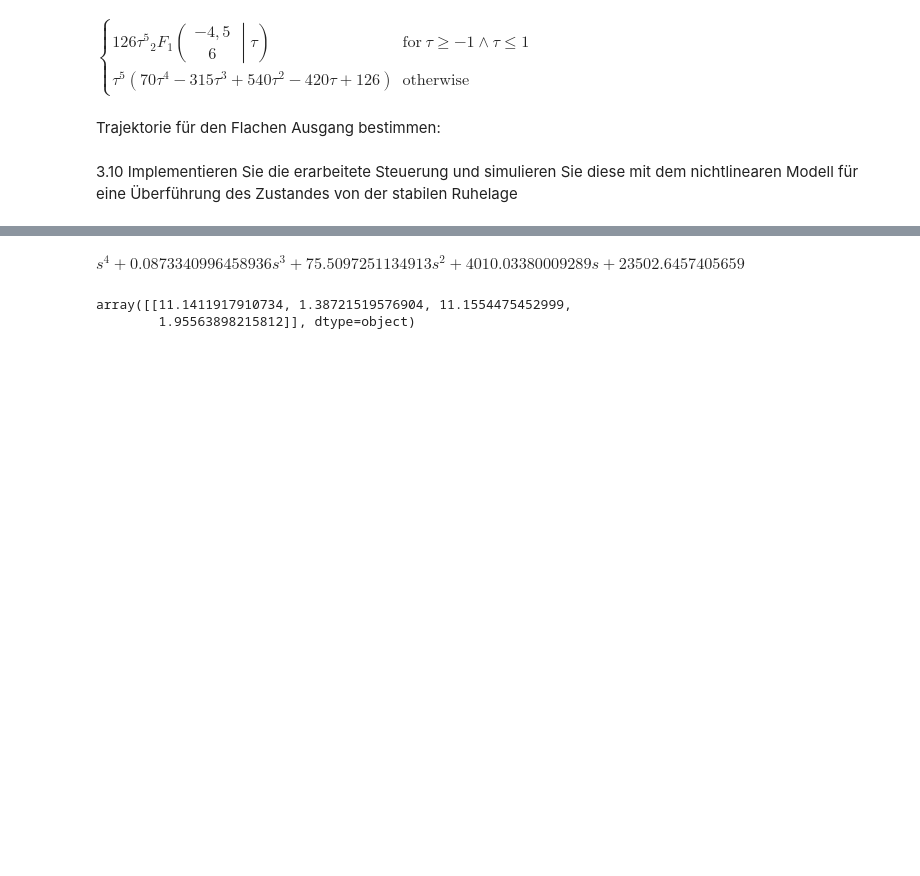
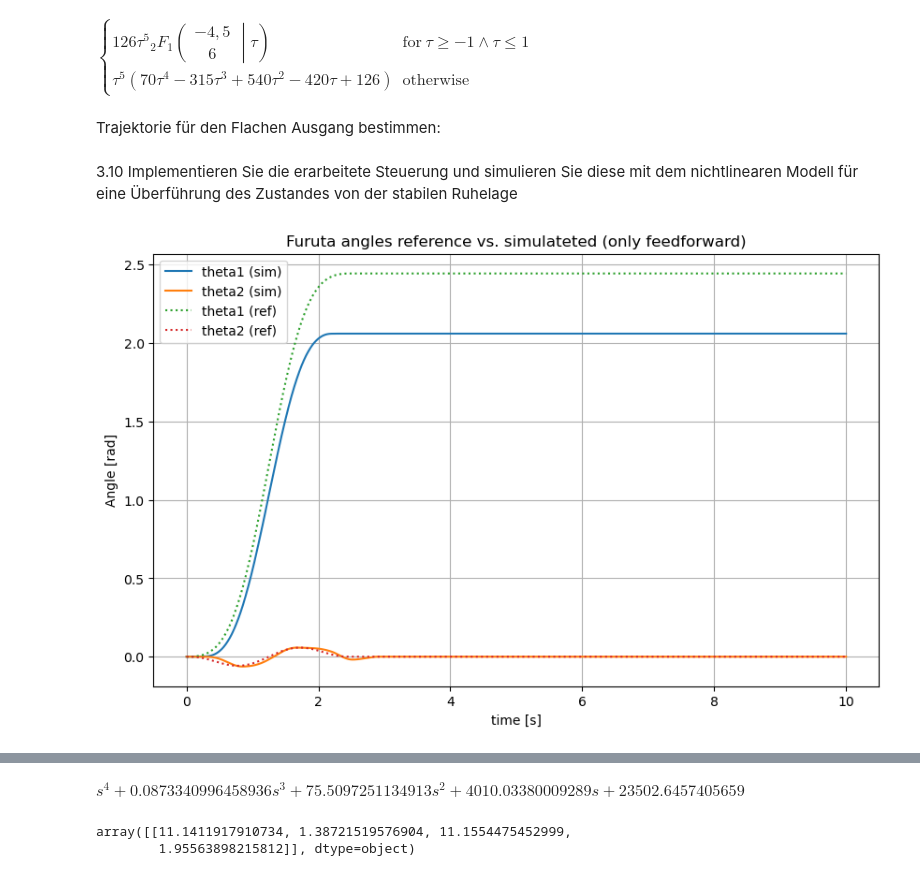
Before and after one commit to Martin-Pu/ACLabor, a Jupyter notebook: simon_test_area/3_9_u_3_10.ipynb, the cells around one changed output, grey strips where cells are left out. Drawn from its saved outputs; the diff is of its cells as text; code cells hidden in the pictures; blank space fills up the shorter version.

```diff
--- a/simon_test_area/3_9_u_3_10.ipynb
+++ b/simon_test_area/3_9_u_3_10.ipynb
@@ -119,4 +119,64 @@ Trajektorie für den Flachen Ausgang bestimmen:
 # %% [markdown]
 3.10 Implementieren Sie die erarbeitete Steuerung und simulieren Sie diese mit dem
 nichtlinearen Modell für eine Überführung des Zustandes von der stabilen Ruhelage
+# %%
+# b0 für Ausgang gleich Theta1 finden
+cT = np.array([[1, 0, 0, 0]])
+b0, b1, b2, b3 = furuta_systems.get_b_coefficients_furuta(cT, params_auslegung, operating_point)
+
+y0 = 0.0
+yT = (140.0/360.0) * 2 * np.pi
+eta0 = y0/b0
+etaT = yT/b0
+t0 = 0
+t1 = 2.5
+
+u_ref, x_ref = furuta_trajectory_gen.generate_trajectorys(eta0, etaT, t0, t1, params_auslegung, operating_point)
+
+params_sim = furuta_params.FurutaParams()
+haft_reibung = True
+if not haft_reibung:
+    params_sim.mu_H1 = 0.0
+    params_sim.mu_H2 = 0.0
+
+non_linear_furuta_system = furuta_systems.get_non_linear_furuta_system(params_sim)
+
+x0 = [0.0, 0.0, 0.0, 0.0]
+t_sim = np.linspace(0.0, 10.0, 10000)
+
+def simulation_system_feedforward(t, x):
+    u = u_ref(t)
+    return non_linear_furuta_system(t, x, u)
+
+sol = solve_ivp(
+    simulation_system_feedforward,
+    (float(t_sim[0]), float(t_sim[-1])),
+    x0,
+    t_eval=t_sim,
+    rtol=1e-6,
+    atol=1e-9,
+    max_step=1e-3,
+)
+
+#plot sim angles
+theta1_sim = sol.y[0]
+theta2_sim = sol.y[2]
+
+#plot x_ref
+theta1_ref = np.array([x_ref(t)[0] for t in t_sim])
+theta2_ref = np.array([x_ref(t)[2] for t in t_sim])
+
+plt.figure(figsize=(10, 6))
+plt.plot(t_sim, theta1_sim, label="theta1 (sim)")
+plt.plot(t_sim, theta2_sim, label="theta2 (sim)")
+plt.plot(t_sim, theta1_ref, label="theta1 (ref)", linestyle=':')
+plt.plot(t_sim, theta2_ref, label="theta2 (ref)", linestyle=':')
+plt.title("Furuta angles reference vs. simulateted (only feedforward)")
+plt.ylabel("Angle [rad]")
+plt.xlabel("time [s]")
+plt.legend()
+plt.grid(True)
+plt.show()
+# %% [output]
+[figure, added]
 # %%
```
Also changed, not shown: parts of 17 cells of this notebook, 1 other file.
